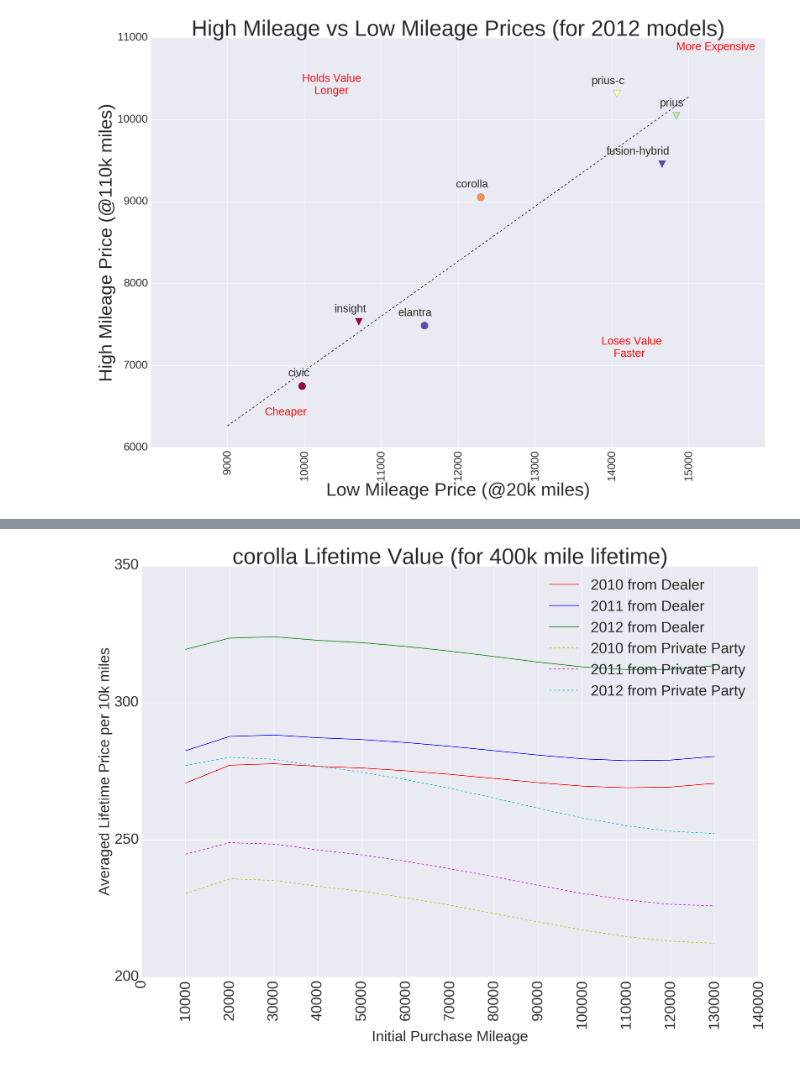
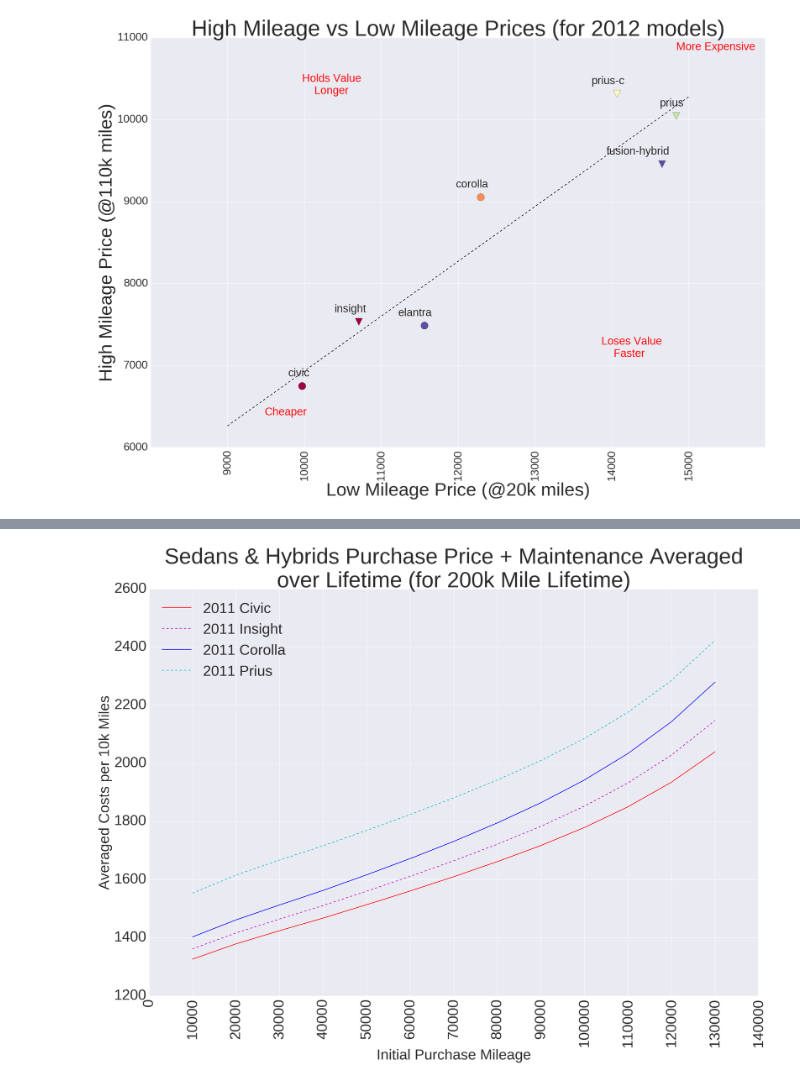
Before and after one commit to danjump/car_trends, a Jupyter notebook: used_car_pricing_trends_1.ipynb, the cells around one changed output, grey strips where cells are left out. Cells and saved outputs as stored; diff of their text form; code cells hidden in the pictures.

```diff
--- a/used_car_pricing_trends_1.ipynb
+++ b/used_car_pricing_trends_1.ipynb
@@ -548,6 +562,8 @@ for year in [2011, 2012]:
                  xy=(x_min-.1*dlt_x, y_min-.1*dlt_y),
                  color='r',
                  fontsize=height*1.5)
+    if year == 2011:
+        plt.savefig('models_comparison', bbox_inches='tight')
 
     plt.show()
 # %% [output]
@@ -745,6 +795,6 @@ plt.show()
 # %%
 car = 'corolla'
-lifetime_mileage = 250000
+lifetime_mileage = 200000
 
 fig, ax = plt.subplots()
 height = 20
@@ -754,9 +804,9 @@ fig.set_figwidth(width)
 textheight = 40
 
 
-ax.set_title('%s Lifetime Value (for %dk mile lifetime)' % (car, lifetime_mileage/1000), fontsize=textheight*1.5)
+ax.set_title('%s Purchase Price + Maintenance Averaged\nover Lifetime (for %dk Mile Lifetime)' % (car.title(), lifetime_mileage/1000), fontsize=textheight*1.5)
 ax.set_xlabel('Initial Purchase Mileage', fontsize=textheight)
-ax.set_ylabel('Averaged Lifetime Price per 10k miles', fontsize=textheight)
+ax.set_ylabel('Averaged Cost per 10k miles', fontsize=textheight)
 ax.tick_params(axis='y', labelsize=textheight)
 ax.tick_params(axis='x', labelsize=textheight)
 ax.ticklabel_format()
@@ -767,11 +817,16 @@ colors = {'dealer':{2010:'r', 2011:'b', 2012:'g'},
           'private':{2010:'y', 2011:'m', 2012:'c'}}
 
 for year in [2010, 2011, 2012]:
+    maint_cost_per10k = get_avg_maint_cost_per10k(subset[car][year].mileage, lifetime_mileage)
+
+    price_cost_per10k = subset[car][year].dealer/(lifetime_mileage-subset[car][year].mileage)*10000
     dealer[year] = ax.plot(subset[car][year].mileage,
-                           subset[car][year].dealer/(lifetime_mileage-subset[car][year].mileage)*10000,
+                           price_cost_per10k+maint_cost_per10k,
                            c=colors['dealer'][year])
+
+    price_cost_per10k = subset[car][year].pp_verygood/(lifetime_mileage-subset[car][year].mileage)*10000
     private[year] = ax.plot(subset[car][year].mileage,
-                            subset[car][year].pp_verygood/(lifetime_mileage-subset[car][year].mileage)*10000,
+                            price_cost_per10k+maint_cost_per10k,
                             c=colors['private'][year],
                             linestyle='dashed')
 
@@ -796,5 +851,6 @@ plt.xticks(np.arange(ax.get_xticks()[0], ax.get_xticks()[-1]+10000, 10000),
            range(int(ax.get_xticks()[0]), int(ax.get_xticks()[-1])+10000, 10000),
           rotation='vertical')
 
+plt.savefig('corolla_value', bbox_inches='tight')
 plt.show()
 # %% [output]
@@ -802,58 +870,75 @@ plt.show()
 # %%
-car = 'corolla'
-lifetime_mileage = 400000
+avg_miles_per_year = 12000.
+
+maint_per_year_year0 = 200.
+maint_per_year_year20 = 2000.
+
+maint_per_mile_year0 = maint_per_year_year0 / avg_miles_per_year
+maint_per_mile_year20 = maint_per_year_year20 / avg_miles_per_year
+
+maintpermile_vs_miles_m = (maint_per_mile_year20 - maint_per_mile_year0) / (20.*avg_miles_per_year - 0.)
+maintpermile_vs_miles_b = maint_per_mile_year0
+
+def get_avg_maint_cost_per10k(start_mileage, end_mileage):
+    avg_maint_cpm = maintpermile_vs_miles_b + \
+                    maintpermile_vs_miles_m*(start_mileage+end_mileage)/2.
+
+    return 10000*avg_maint_cpm
+
+cars = ['civic', 'insight', 'corolla', 'prius']
+lifetime_mileage = 200000
 
 fig, ax = plt.subplots()
 height = 20
 width = 30
 fig.set_figheight(height)
 fig.set_figwidth(width)
 textheight = 40
 
 
-ax.set_title('%s Lifetime Value (for %dk mile lifetime)' % (car, lifetime_mileage/1000),
+ax.set_title('Sedans & Hybrids Purchase Price + Maintenance Averaged\n\
+over Lifetime (for %dk Mile Lifetime)' % (lifetime_mileage/1000),
              fontsize=textheight*1.5)
 ax.set_xlabel('Initial Purchase Mileage', fontsize=textheight)
-ax.set_ylabel('Averaged Lifetime Price per 10k miles', fontsize=textheight)
+ax.set_ylabel('Averaged Costs per 10k Miles', fontsize=textheight)
 ax.tick_params(axis='y', labelsize=textheight)
 ax.tick_params(axis='x', labelsize=textheight)
 ax.ticklabel_format()
 
-dealer = {}
-private = {}
-colors = {'dealer':{2010:'r', 2011:'b', 2012:'g'},
-          'private':{2010:'y', 2011:'m', 2012:'c'}}
+purchase_cost_per10k = {}
+gas_cost_per10k = {}
+maint_cost_per10k = {}
 
-for year in [2010, 2011, 2012]:
-    dealer[year] = ax.plot(subset[car][year].mileage,
-                           subset[car][year].dealer/(lifetime_mileage-subset[car][year].mileage)*10000,
-                           c=colors['dealer'][year])
-    private[year] = ax.plot(subset[car][year].mileage,
-                            subset[car][year].pp_verygood/(lifetime_mileage-subset[car][year].mileage)*10000,
-                            c=colors['private'][year],
-                            linestyle='dashed')
+colors = {'civic':'r', 'insight':'m', 'corolla':'b', 'prius':'c'}
+style = {'civic':'solid', 'insight':'dashed', 'corolla':'solid', 'prius':'dashed'}
+line = {}
 
+for car in cars:
+    line[car] = {}
+    for year in [2011,]:
+        cost_per_miles = []
 
-ax.legend([dealer[2010][0],
-            dealer[2011][0],
-            dealer[2012][0],
-            private[2010][0],
-            private[2011][0],
-            private[2012][0]],
-           ['2010 from Dealer',
-            '2011 from Dealer',
-            '2012 from Dealer',
-            '2010 from Private Party',
-            '2011 from Private Party',
-            '2012 from Private Party'],
+        for row in subset[car][year].iterrows():
+            purchase_cost_per10k = row[1].dealer/(lifetime_mileage-row[1].mileage)*10000
+            maint_cost_per_10k = get_avg_maint_cost_per10k(row[1]['mileage'], lifetime_mileage)
+
+            cost_per_miles.append(purchase_cost_per10k + maint_cost_per_10k)
+
+        line[car][year] = ax.plot(subset[car][year].mileage,
+                                   cost_per_miles,
+                                   c=colors[car],
+                                 linestyle=style[car])
+
+ax.legend([line[car][2011][0] for car in cars],
+           ['2011 %s' % (car.title()) for car in cars],
           fontsize=textheight,
           loc=0)
 
-ax.set_yticks(np.arange(ax.get_yticks()[0], ax.get_yticks()[-1]+50, 50))
+ax.set_yticks(np.arange(ax.get_yticks()[0], ax.get_yticks()[-1]+200, 200))
 plt.xticks(np.arange(ax.get_xticks()[0], ax.get_xticks()[-1]+10000, 10000),
            range(int(ax.get_xticks()[0]), int(ax.get_xticks()[-1])+10000, 10000),
           rotation='vertical')
 
 plt.show()
 # %% [output]
-[figure, old version]
+[figure, new version]
```
Also changed, not shown: parts of 24 cells of this notebook.
